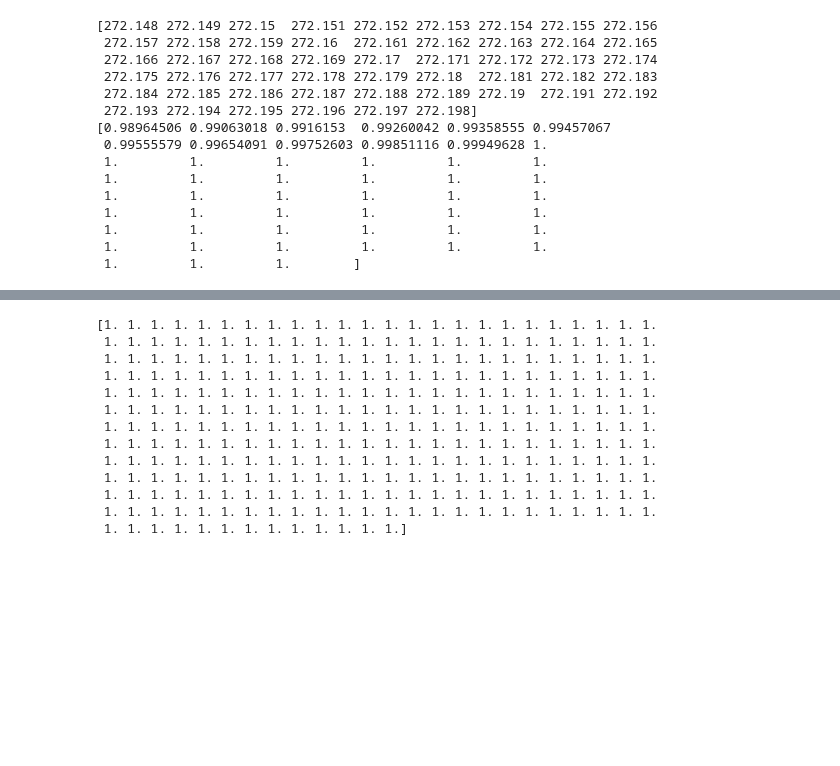
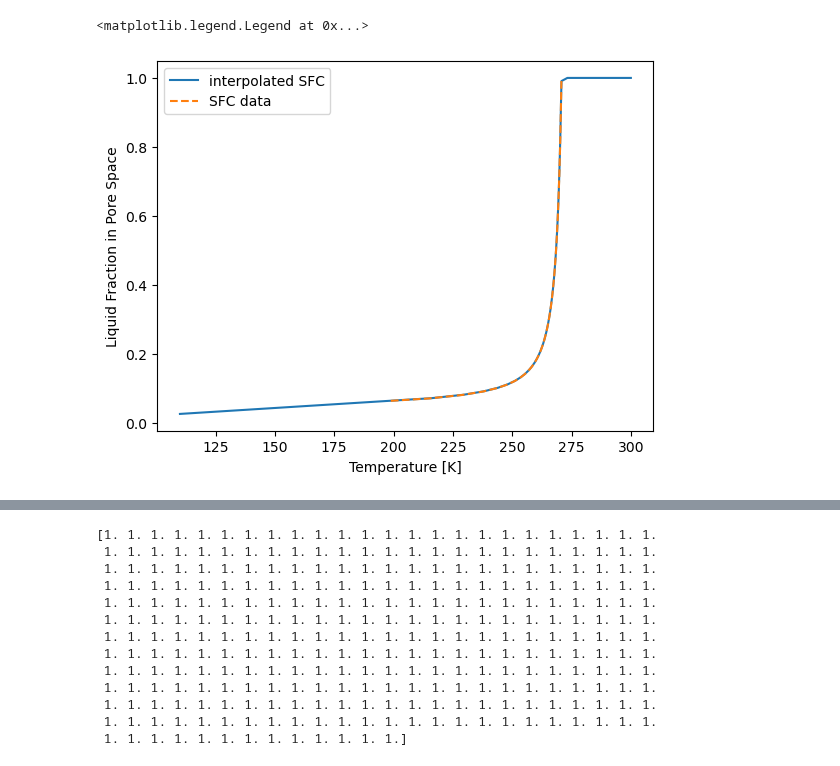
Before and after one commit to alexiak322/ceres-pingo-model, a Jupyter notebook: -1DHT-model-code/python/1DHT Model.ipynb, the cells around one changed output, grey strips where cells are left out. Saved outputs shown, nothing was run; the diff lists cells and outputs as text; code cells hidden in the pictures; blank space fills up the shorter version.

```diff
--- a/-1DHT-model-code/python/1DHT Model.ipynb
+++ b/-1DHT-model-code/python/1DHT Model.ipynb
@@ -138,20 +104,59 @@ plt.legend()
-# %%
-np.where(np.isclose(interp_temps, 272.150, atol=1e-6))[0]
-print(interp_temps[162148:162199])
-print(SFC_fw[162148:162199])
-# %% [output]
-[272.148 272.149 272.15  272.151 272.152 272.153 272.154 272.155 272.156
- 272.157 272.158 272.159 272.16  272.161 272.162 272.163 272.164 272.165
- 272.166 272.167 272.168 272.169 272.17  272.171 272.172 272.173 272.174
- 272.175 272.176 272.177 272.178 272.179 272.18  272.181 272.182 272.183
- 272.184 272.185 272.186 272.187 272.188 272.189 272.19  272.191 272.192
- 272.193 272.194 272.195 272.196 272.197 272.198]
-[0.98964506 0.99063018 0.9916153  0.99260042 0.99358555 0.99457067
- 0.99555579 0.99654091 0.99752603 0.99851116 0.99949628 1.
- 1.         1.         1.         1.         1.         1.
- 1.         1.         1.         1.         1.         1.
- 1.         1.         1.         1.         1.         1.
- 1.         1.         1.         1.         1.         1.
- 1.         1.         1.         1.         1.         1.
- 1.         1.         1.         1.         1.         1.
- 1.         1.         1.        ]
+# %%
+# reading in SFC, creating interpolated pore water fractions from input temp array and SFC
+
+filename = ['Mg/SL_2wt_Mg.txt',	'Ca/SL_2wt_Ca.txt', 'NaCl/Sl_ph1wtnacl.txt', 'Mg/Sl_ph1wtmgper.txt']
+n = 1
+SFC_data = pd.read_table('/Users/alexiakubas/Desktop/Ceres/1DHT_clone/-1DHT-model-code/SFCs/resmoothedsfcs/' + filename[n],\
+                         header=None, delimiter='\t')
+fw = SFC_data[1] #liquid fraction in the pore space, Sl = 1- Si, dep variable
+temp = SFC_data[0] #degrees Kelvin
+
+interp_temps = np.arange(110, 300, 0.001)
+interp_fw = interp1d(temp, fw, kind='linear', fill_value='extrapolate')
+SFC_fw = interp_fw(interp_temps)
+
+for i in range(len(SFC_fw)):
+    if n==0: #2wt Mg
+        m = 0.002397578545 # K^-1
+        if SFC_fw[i] <= 0:
+            SFC_fw[i] = 0
+        if i >= 159890 and interp_temps[i] < 273.15: # depends on SFC
+            SFC_fw[i] = m*(interp_temps[i]-273.15)+1
+        if interp_temps[i] >= 273.15:
+            SFC_fw[i] = 1
+    elif n==1: #2wt Ca
+        m = 0.003821167165
+        if SFC_fw[i] <= 0:
+            SFC_fw[i] = 0
+        if i >= 160729 and interp_temps[i] < 273.15: # depends on SFC
+            SFC_fw[i] = m*(interp_temps[i]-273.15)+1
+        if interp_temps[i] >= 273.15:
+            SFC_fw[i] = 1
+    elif n==2: #1wt NaCl
+        m = 0.1410182201
+        if SFC_fw[i] <= 0:
+            SFC_fw[i] = 0
+        if i >= 161934 and interp_temps[i] < 273.15: # depends on SFC
+            SFC_fw[i] = m*(interp_temps[i]-273.15)+1
+        if interp_temps[i] >= 273.15:
+            SFC_fw[i] = 1
+    elif n==3: #1wt Mgper
+        m = 0.1440317444
+        if SFC_fw[i] <= 0:
+            SFC_fw[i] = 0
+        if i >= 161958 and interp_temps[i] < 273.15: # depends on SFC
+            SFC_fw[i] = m*(interp_temps[i]-273.15)+1
+        if interp_temps[i] >= 273.15:
+            SFC_fw[i] = 1
+
+plt.plot(interp_temps, SFC_fw, label='interpolated SFC')
+plt.plot(temp, fw, label='SFC data', linestyle='dashed')
+plt.xlabel('Temperature [K]')
+plt.ylabel('Liquid Fraction in Pore Space')
+
+#plt.ylim(0.9,1.1)
+#plt.xlim(272.2,273.2)
+plt.legend()
+# %% [output]
+<matplotlib.legend.Legend at 0x...>
+[figure, added]
```
Also changed, not shown: parts of 17 cells of this notebook.
